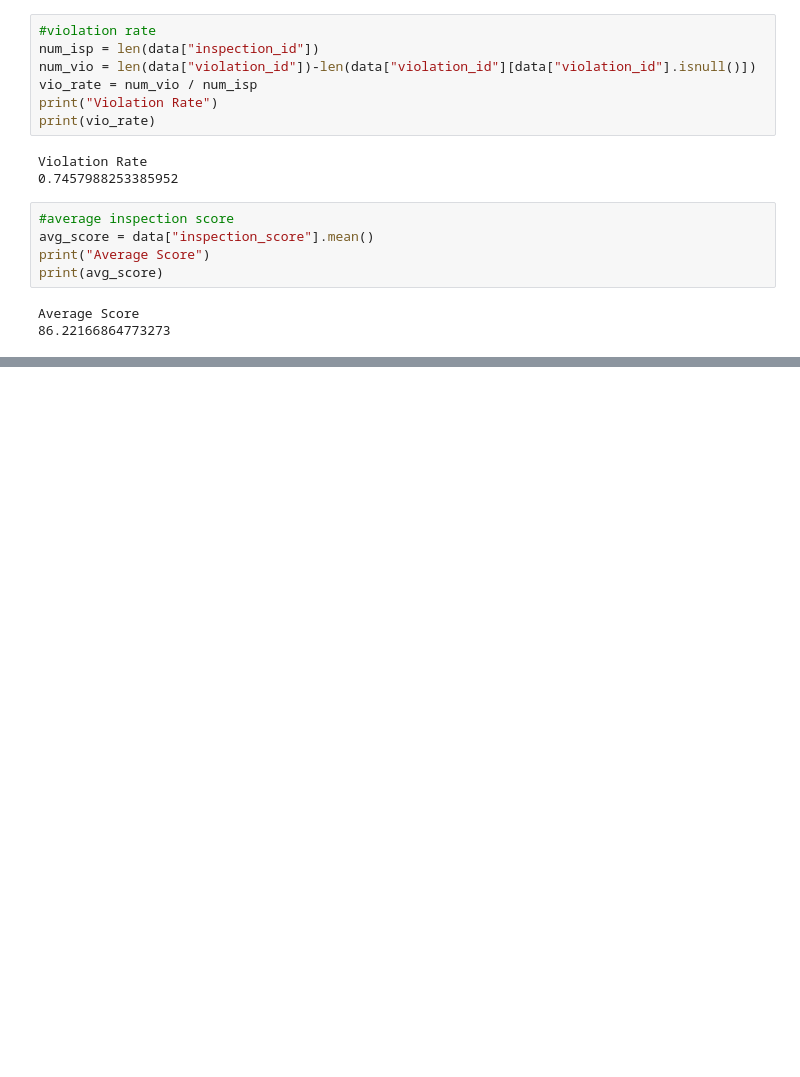
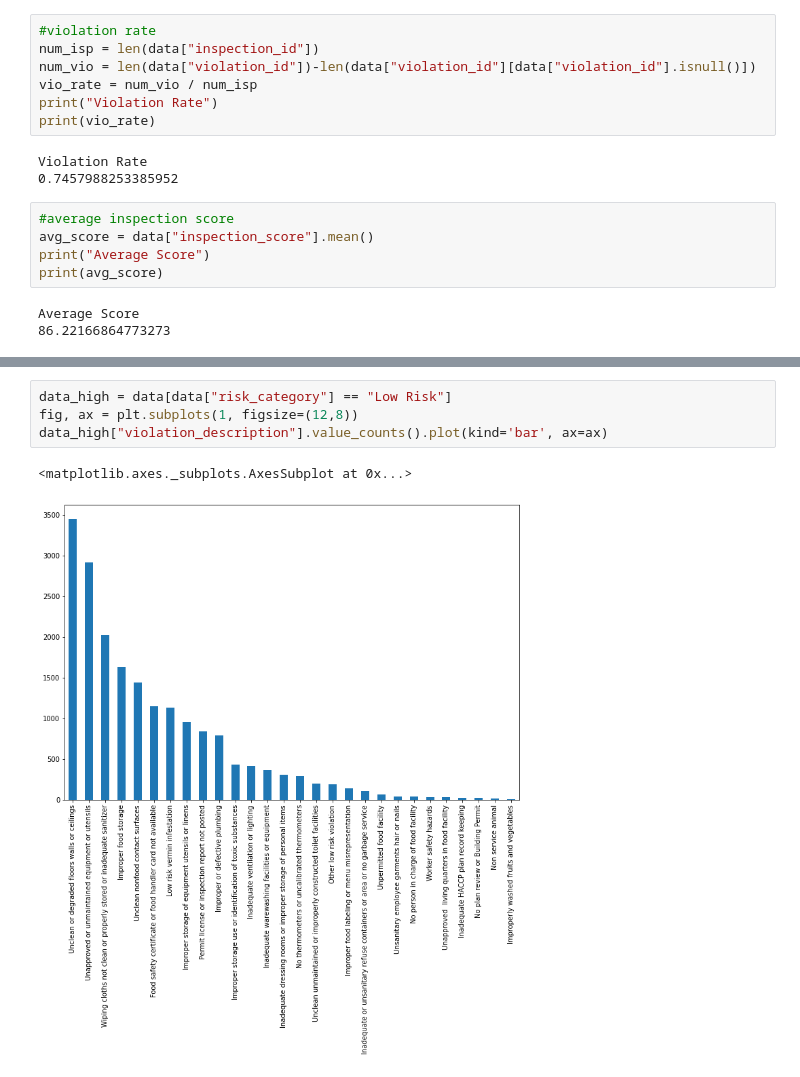
Before and after one commit to vishwajeet-hogale/IPO-rep, a Jupyter notebook: restaurant_scores.ipynb, the cells around one changed output, grey strips where cells are left out. Cells and saved outputs as stored; diff of their text form; blank space fills up the shorter version.

```diff
--- a/restaurant_scores.ipynb
+++ b/restaurant_scores.ipynb
@@ -162,0 +184,7 @@ data_2018_high["violation_description"].value_counts().plot(kind='bar', ax=ax)
+# %%
+data_high = data[data["risk_category"] == "Low Risk"]
+fig, ax = plt.subplots(1, figsize=(12,8))
+data_high["violation_description"].value_counts().plot(kind='bar', ax=ax)
+# %% [output]
+<matplotlib.axes._subplots.AxesSubplot at 0x...>
+[figure, added]
```
Also changed, not shown: parts of 17 cells of this notebook.
